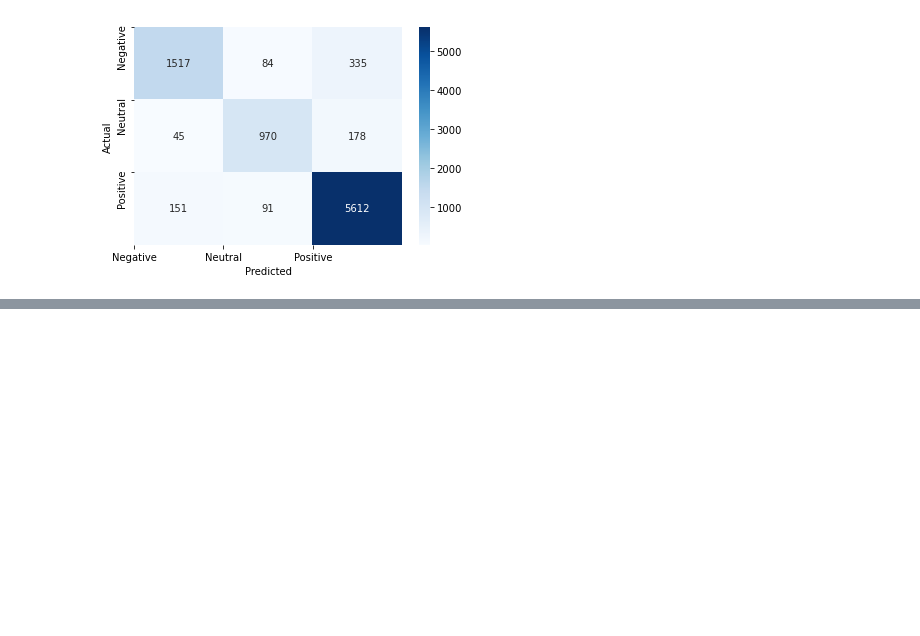
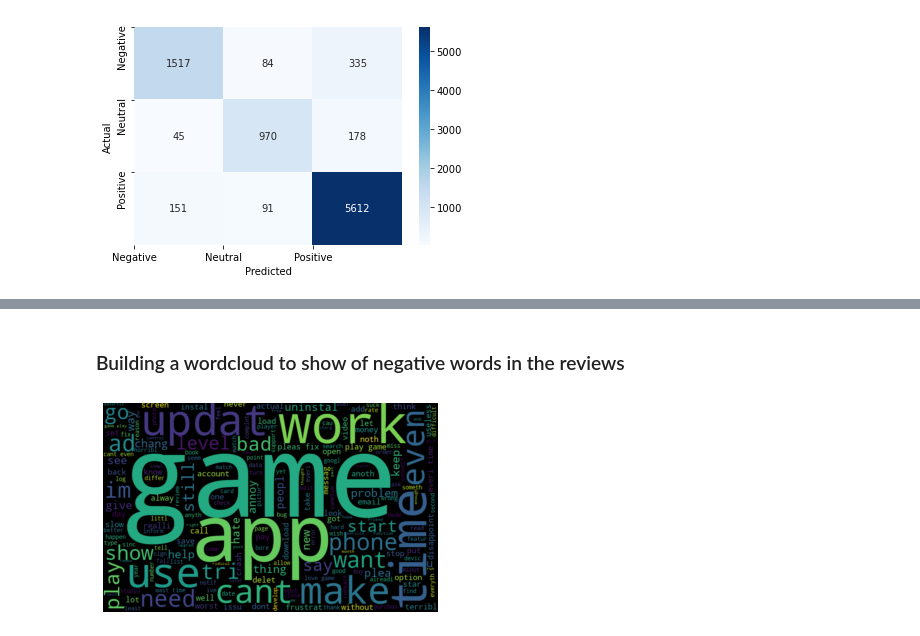
Before and after one commit to Sharat005/GooglePlaystoreAnalysis, a Jupyter notebook: PlaystoreAnalysis.ipynb, the cells around one changed output, grey strips where cells are left out. Drawn from its saved outputs; the diff is of its cells as text; code cells hidden in the pictures; blank space fills up the shorter version.

```diff
--- a/PlaystoreAnalysis.ipynb
+++ b/PlaystoreAnalysis.ipynb
@@ -764,0 +818,14 @@ plt.yticks(ticks = [0,1,2],labels = ['Negative','Neutral','Positive'])
+# %% [markdown]
+### Building a wordcloud to show of negative words in the reviews
+# %%
+list_words_negative = []
+for index, row in sentiment_data.iterrows():
+    if row['Sentiment'] == 0:
+        list_words_negative.extend(row['tokens'])
+all_words = ' '.join(list_words_negative)
+wordcloud = WordCloud(width = 800, height = 500).generate(all_words)
+plt.imshow(wordcloud, interpolation="bilinear")
+plt.axis('off')
+plt.show()
+# %% [output]
+[figure, added]
```
Also changed, not shown: parts of 4 cells of this notebook.
